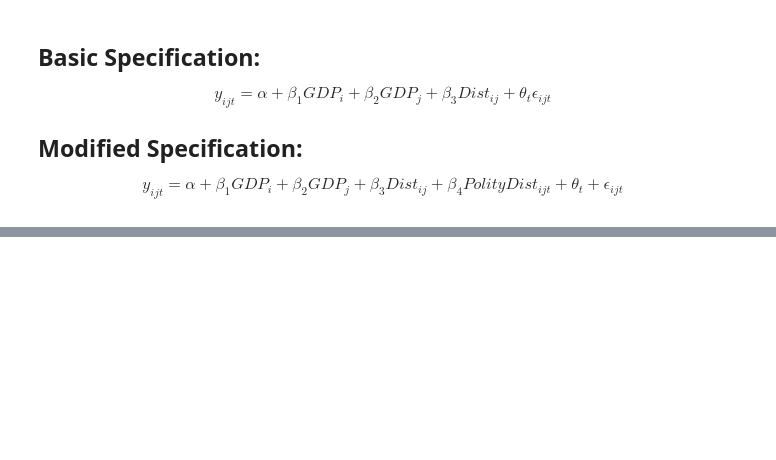
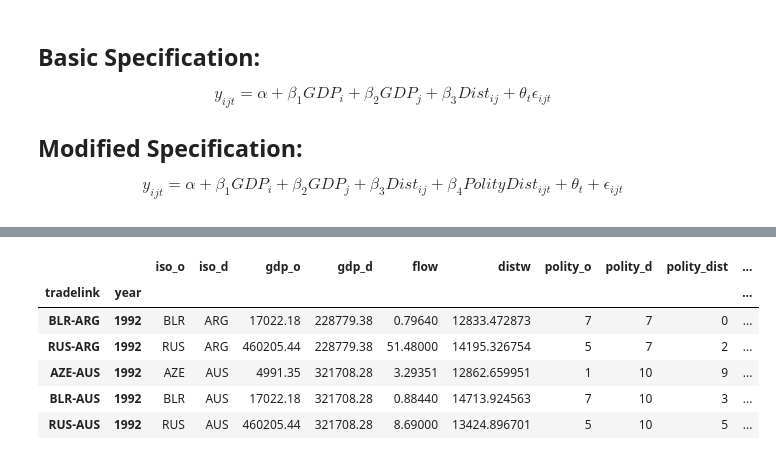
Before and after one commit to topher-lo/tradeflow-polity, a Jupyter notebook: model.ipynb, the cells around one changed output, grey strips where cells are left out. Saved outputs shown, nothing was run; the diff lists cells and outputs as text; code cells hidden in the pictures; blank space fills up the shorter version.

```diff
--- a/model.ipynb
+++ b/model.ipynb
@@ -35,0 +330,11 @@ post_soviet_df = trade_df[trade_df['iso_o'].isin(list(FORMER_SOVIET_COUNTRIES.va
+# %%
+post_soviet_89_data = post_soviet_data.query("year >= 1989")
+post_soviet_89_data.head()
+# %% [output]
+|  |  | iso_o | iso_d | gdp_o | gdp_d | flow | distw | polity_o | polity_d | polity_dist | ... |
+| tradelink | year |  |  |  |  |  |  |  |  |  | ... |
+| BLR-ARG | 1992 | BLR | ARG | 17022.18 | 228779.38 | 0.79640 | 12833.472873 | 7 | 7 | 0 | ... |
+| RUS-ARG | 1992 | RUS | ARG | 460205.44 | 228779.38 | 51.48000 | 14195.326754 | 5 | 7 | 2 | ... |
+| AZE-AUS | 1992 | AZE | AUS | 4991.35 | 321708.28 | 3.29351 | 12862.659951 | 1 | 10 | 9 | ... |
+| BLR-AUS | 1992 | BLR | AUS | 17022.18 | 321708.28 | 0.88440 | 14713.924563 | 7 | 10 | 3 | ... |
+| RUS-AUS | 1992 | RUS | AUS | 460205.44 | 321708.28 | 8.69000 | 13424.896701 | 5 | 10 | 5 | ... |
```
Also changed, not shown: parts of 19 cells of this notebook, 2 other files.
